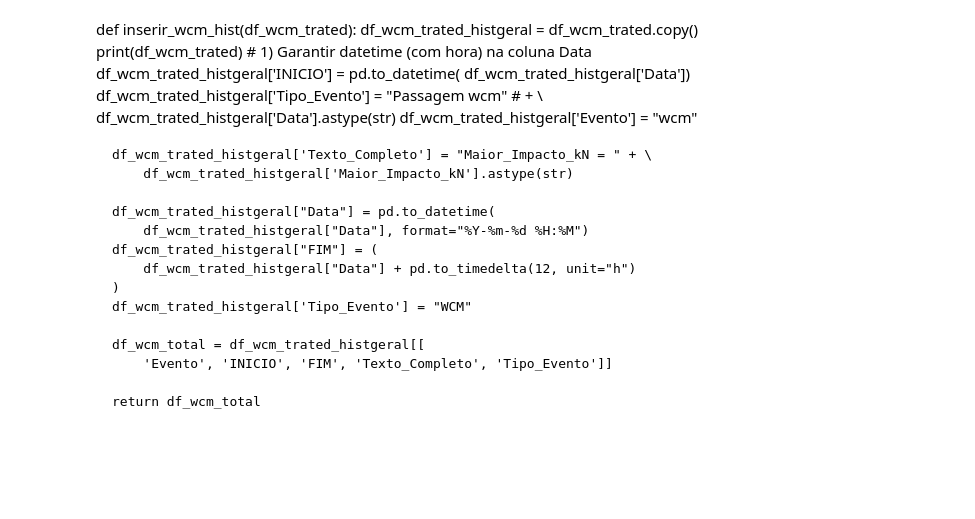
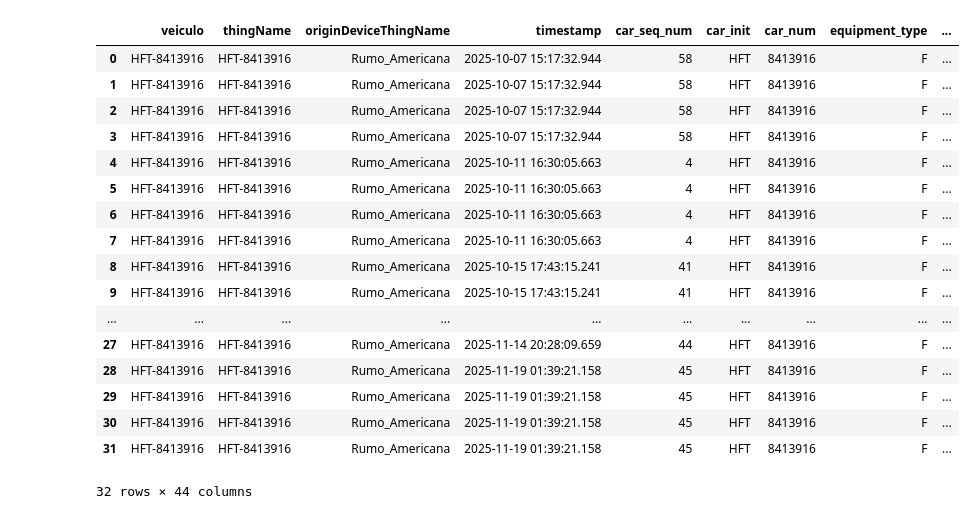
Before and after one commit to leoborin/Panel_Waysides, a Jupyter notebook: nb_main.ipynb, the cells around one changed output. Cells and saved outputs as stored; diff of their text form; code cells hidden in the pictures; blank space fills up the shorter version.

Commit message:
update sumarize TBOGI

```diff
--- a/nb_main.ipynb
+++ b/nb_main.ipynb
@@ -39,28 +39,49 @@ async def salvar_tudo_assincrono(dfs, paths):
         ]
 
         await asyncio.gather(*tarefas)
-# %% [markdown]
-def inserir_wcm_hist(df_wcm_trated):
-    df_wcm_trated_histgeral = df_wcm_trated.copy()
-    print(df_wcm_trated)
-    # 1) Garantir datetime (com hora) na coluna Data
-    df_wcm_trated_histgeral['INICIO'] = pd.to_datetime(
-        df_wcm_trated_histgeral['Data'])
-    df_wcm_trated_histgeral['Tipo_Evento'] = "Passagem wcm"
-    # + \            df_wcm_trated_histgeral['Data'].astype(str)
-    df_wcm_trated_histgeral['Evento'] = "wcm"
-
-    df_wcm_trated_histgeral['Texto_Completo'] = "Maior_Impacto_kN = " + \
-        df_wcm_trated_histgeral['Maior_Impacto_kN'].astype(str)
-
-    df_wcm_trated_histgeral["Data"] = pd.to_datetime(
-        df_wcm_trated_histgeral["Data"], format="%Y-%m-%d %H:%M")
-    df_wcm_trated_histgeral["FIM"] = (
-        df_wcm_trated_histgeral["Data"] + pd.to_timedelta(12, unit="h")
-    )
-    df_wcm_trated_histgeral['Tipo_Evento'] = "WCM"
-
-    df_wcm_total = df_wcm_trated_histgeral[[
-        'Evento', 'INICIO', 'FIM', 'Texto_Completo', 'Tipo_Evento']]
-
-    return df_wcm_total
+# %%
+def busca_TBOGI(vagao):
+    # Conexão com o MongoDB
+    vagao = int(vagao)
+    client = MongoClient(
+        MONGO_URI)
+
+    # Definição do filtro
+    filter = {'car_num': re.compile(f"{vagao}")}
+
+    # Consulta
+    cursor = client[DB_NAME]['tbogi_treated'].find(
+        filter)
+
+    # Converter o cursor em lista e depois em DataFrame
+    df = pd.DataFrame(list(cursor))
+
+    # (Opcional) Remover a coluna _id, se não for necessária
+    if '_id' in df.columns:
+        df.drop('_id', axis=1, inplace=True)
+
+    return df
+
+df_tbogi = busca_TBOGI(8413916)
+# %%
+df_tbogi["valor_mod_pd"] = df_tbogi["tp"].abs()
+df_tbogi
+# %% [output]
+|  | veiculo | thingName | originDeviceThingName | timestamp | car_seq_num | car_init | car_num | equipment_type | ... |
+| 0 | HFT-8413916 | HFT-8413916 | Rumo_Americana | 2025-10-07 15:17:32.944 | 58 | HFT | 8413916 | F | ... |
+| 1 | HFT-8413916 | HFT-8413916 | Rumo_Americana | 2025-10-07 15:17:32.944 | 58 | HFT | 8413916 | F | ... |
+| 2 | HFT-8413916 | HFT-8413916 | Rumo_Americana | 2025-10-07 15:17:32.944 | 58 | HFT | 8413916 | F | ... |
+| 3 | HFT-8413916 | HFT-8413916 | Rumo_Americana | 2025-10-07 15:17:32.944 | 58 | HFT | 8413916 | F | ... |
+| 4 | HFT-8413916 | HFT-8413916 | Rumo_Americana | 2025-10-11 16:30:05.663 | 4 | HFT | 8413916 | F | ... |
+| 5 | HFT-8413916 | HFT-8413916 | Rumo_Americana | 2025-10-11 16:30:05.663 | 4 | HFT | 8413916 | F | ... |
+| 6 | HFT-8413916 | HFT-8413916 | Rumo_Americana | 2025-10-11 16:30:05.663 | 4 | HFT | 8413916 | F | ... |
+| 7 | HFT-8413916 | HFT-8413916 | Rumo_Americana | 2025-10-11 16:30:05.663 | 4 | HFT | 8413916 | F | ... |
+| 8 | HFT-8413916 | HFT-8413916 | Rumo_Americana | 2025-10-15 17:43:15.241 | 41 | HFT | 8413916 | F | ... |
+| 9 | HFT-8413916 | HFT-8413916 | Rumo_Americana | 2025-10-15 17:43:15.241 | 41 | HFT | 8413916 | F | ... |
+| ... | ... | ... | ... | ... | ... | ... | ... | ... | ... |
+| 27 | HFT-8413916 | HFT-8413916 | Rumo_Americana | 2025-11-14 20:28:09.659 | 44 | HFT | 8413916 | F | ... |
+| 28 | HFT-8413916 | HFT-8413916 | Rumo_Americana | 2025-11-19 01:39:21.158 | 45 | HFT | 8413916 | F | ... |
+| 29 | HFT-8413916 | HFT-8413916 | Rumo_Americana | 2025-11-19 01:39:21.158 | 45 | HFT | 8413916 | F | ... |
+| 30 | HFT-8413916 | HFT-8413916 | Rumo_Americana | 2025-11-19 01:39:21.158 | 45 | HFT | 8413916 | F | ... |
+| 31 | HFT-8413916 | HFT-8413916 | Rumo_Americana | 2025-11-19 01:39:21.158 | 45 | HFT | 8413916 | F | ... |
+32 rows × 44 columns
```
Also changed, not shown: parts of 7 cells of this notebook, 1 other file.
